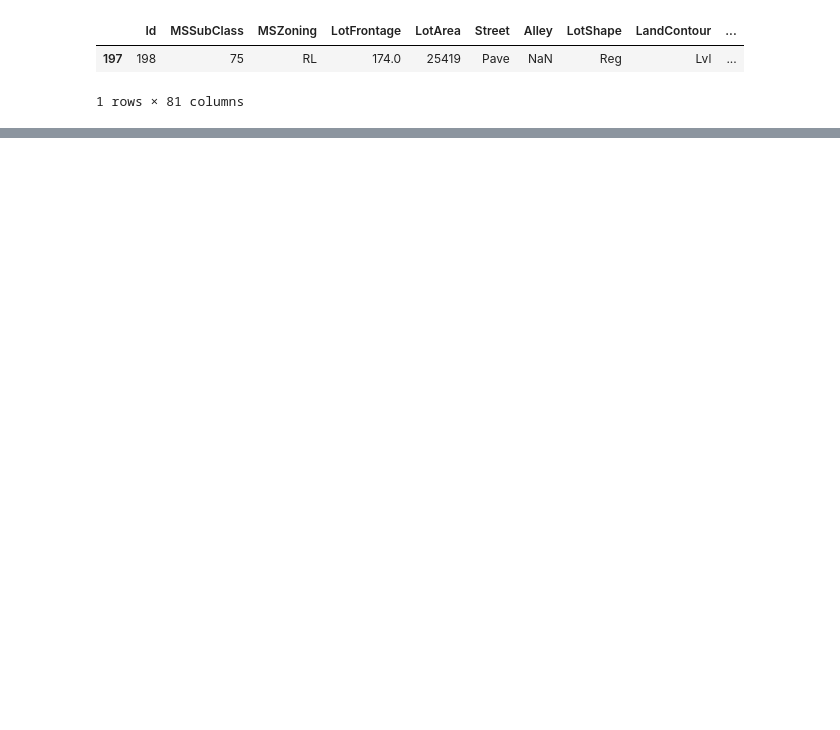
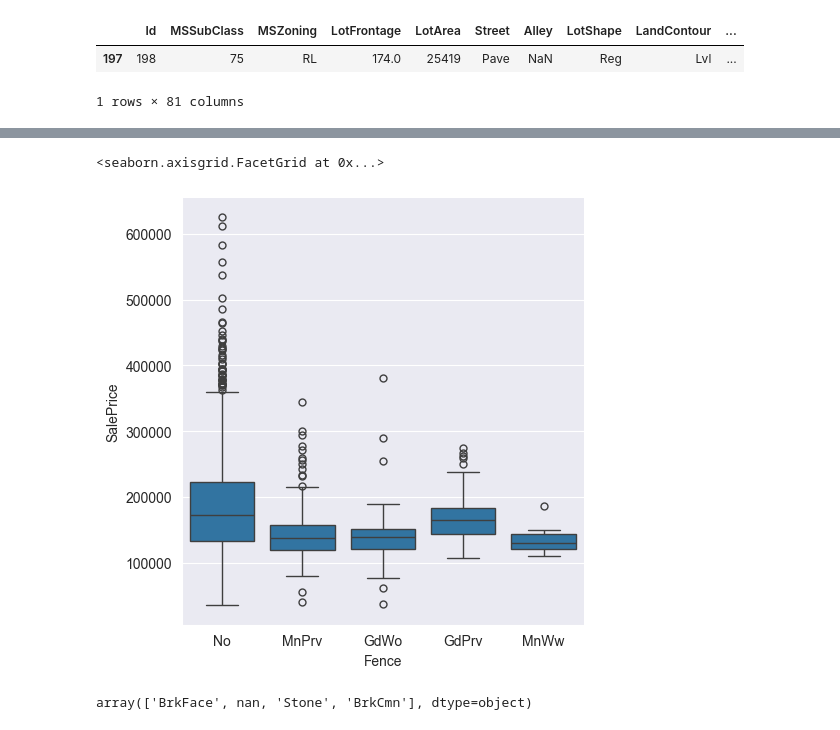
Before and after one commit to xKazimir/HOUSE_PRICES_ANALYSIS, a Jupyter notebook: HOUSING_PREDICTION.ipynb, the cells around one changed output, grey strips where cells are left out. Saved outputs shown, nothing was run; the diff lists cells and outputs as text; code cells hidden in the pictures; blank space fills up the shorter version.

```diff
--- a/HOUSING_PREDICTION.ipynb
+++ b/HOUSING_PREDICTION.ipynb
@@ -495,0 +560,3 @@ train_df = train_df[train_df.Id.isin(values)==False]
+# %%
+train_df['Fence'].fillna('No',inplace = True)
+test_df['Fence'].fillna('No',inplace = True)
@@ -495,0 +576,9 @@ train_df = train_df[train_df.Id.isin(values)==False]
+# %%
+sns.catplot(data= train_df,x='Fence',y='SalePrice',kind='box')
+# %% [output]
+<seaborn.axisgrid.FacetGrid at 0x...>
+[figure, added]
+# %%
+train_df['MasVnrType'].unique()
+# %% [output]
+array(['BrkFace', nan, 'Stone', 'BrkCmn'], dtype=object)
```
Also changed, not shown: parts of 65 cells of this notebook.
